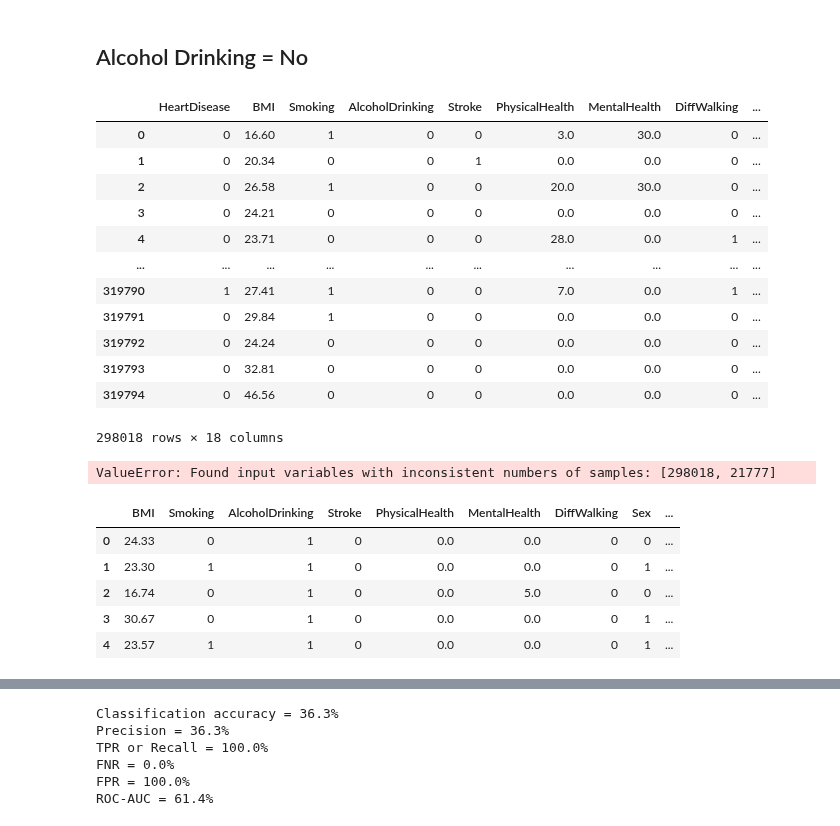
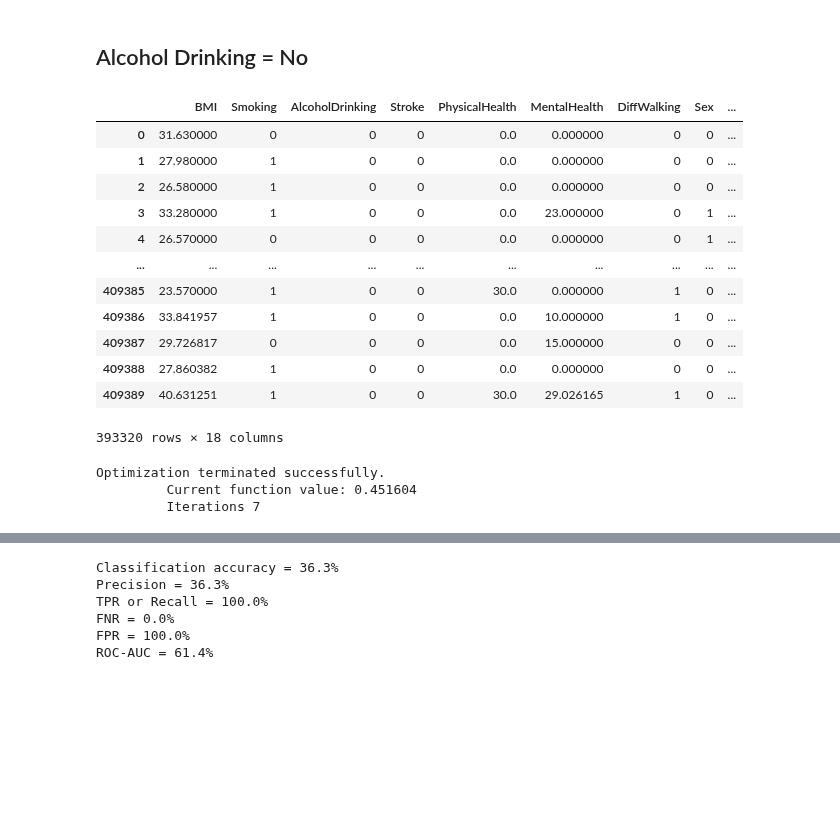
Before and after one commit to JerayuT/Group-5-WQ23-Data-Science, a Jupyter notebook: heart disease.ipynb, the cells around one changed output, grey strips where cells are left out. Cells and saved outputs as stored; diff of their text form; code cells hidden in the pictures; blank space fills up the shorter version.

```diff
--- a/heart disease.ipynb
+++ b/heart disease.ipynb
@@ -555,31 +607,25 @@ pred1
 # %% [markdown]
 ## Alcohol Drinking = No
 # %%
-alcohol_no = data[data.AlcoholDrinking == 0]
+alcohol_no = train_smote[train_smote.AlcoholDrinking == 0]
 alcohol_no
 # %% [output]
-|  | HeartDisease | BMI | Smoking | AlcoholDrinking | Stroke | PhysicalHealth | MentalHealth | DiffWalking | ... |
-| 0 | 0 | 16.60 | 1 | 0 | 0 | 3.0 | 30.0 | 0 | ... |
-| 1 | 0 | 20.34 | 0 | 0 | 1 | 0.0 | 0.0 | 0 | ... |
-| 2 | 0 | 26.58 | 1 | 0 | 0 | 20.0 | 30.0 | 0 | ... |
-| 3 | 0 | 24.21 | 0 | 0 | 0 | 0.0 | 0.0 | 0 | ... |
-| 4 | 0 | 23.71 | 0 | 0 | 0 | 28.0 | 0.0 | 1 | ... |
+|  | BMI | Smoking | AlcoholDrinking | Stroke | PhysicalHealth | MentalHealth | DiffWalking | Sex | ... |
+| 0 | 31.630000 | 0 | 0 | 0 | 0.0 | 0.000000 | 0 | 0 | ... |
+| 1 | 27.980000 | 1 | 0 | 0 | 0.0 | 0.000000 | 0 | 0 | ... |
+| 2 | 26.580000 | 1 | 0 | 0 | 0.0 | 0.000000 | 0 | 0 | ... |
+| 3 | 33.280000 | 1 | 0 | 0 | 0.0 | 23.000000 | 0 | 1 | ... |
+| 4 | 26.570000 | 0 | 0 | 0 | 0.0 | 0.000000 | 0 | 1 | ... |
 | ... | ... | ... | ... | ... | ... | ... | ... | ... | ... |
-| 319790 | 1 | 27.41 | 1 | 0 | 0 | 7.0 | 0.0 | 1 | ... |
-| 319791 | 0 | 29.84 | 1 | 0 | 0 | 0.0 | 0.0 | 0 | ... |
-| 319792 | 0 | 24.24 | 0 | 0 | 0 | 0.0 | 0.0 | 0 | ... |
-| 319793 | 0 | 32.81 | 0 | 0 | 0 | 0.0 | 0.0 | 0 | ... |
-| 319794 | 0 | 46.56 | 0 | 0 | 0 | 0.0 | 0.0 | 0 | ... |
+| 409385 | 23.570000 | 1 | 0 | 0 | 30.0 | 0.000000 | 1 | 0 | ... |
+| 409386 | 33.841957 | 1 | 0 | 0 | 0.0 | 10.000000 | 1 | 0 | ... |
+| 409387 | 29.726817 | 0 | 0 | 0 | 0.0 | 15.000000 | 0 | 0 | ... |
+| 409388 | 27.860382 | 1 | 0 | 0 | 0.0 | 0.000000 | 0 | 0 | ... |
+| 409389 | 40.631251 | 1 | 0 | 0 | 30.0 | 29.026165 | 1 | 0 | ... |
-298018 rows × 18 columns
+393320 rows × 18 columns
 # %%
-X_alc_no = alcohol_no[['BMI', 'Smoking', 'AlcoholDrinking', "Stroke", 'PhysicalHealth', "MentalHealth", "DiffWalking", "Sex", "AgeCategory", "Race", "Diabetic", "PhysicalActivity", "GenHealth", "SleepTime", "Asthma", "KidneyDisease", "SkinCancer"]]
-y_alc_no = alcohol_no.HeartDisease
+model_alc_no = sm.logit(formula = 'HeartDisease~BMI+Smoking+Stroke+PhysicalHealth+MentalHealth+DiffWalking+Sex+AgeCategory+Race+Diabetic+PhysicalActivity+GenHealth+SleepTime+Asthma+KidneyDisease+SkinCancer', data = alcohol_no).fit()
+# %% [output]
+Optimization terminated successfully.
+         Current function value: 0.451604
+         Iterations 7
-# %%
-from sklearn.model_selection import train_test_split
-X_alc_no_train, X_alc_no_test, y_alc_no_train, y_alc_no_test = train_test_split(X_alc_no, y_alc_no,
-                                                    test_size=0.3,
-                                                    random_state=0,
-                                                    shuffle=True,
-                                                    stratify=y)
-# %% [output]
-ValueError: Found input variables with inconsistent numbers of samples: [298018, 21777]
@@ -592,10 +631,0 @@ X_alc_no_train_smote, y_alc_no_train_smote = oversampled.fit_resample(X_alc_no_t
-# %%
-train_alc_no_smote = pd.concat([X_alc_no_train_smote, y_alc_no_train_smote], axis=1)
-train_alc_no_smote.head()
-# %% [output]
-|  | BMI | Smoking | AlcoholDrinking | Stroke | PhysicalHealth | MentalHealth | DiffWalking | Sex | ... |
-| 0 | 24.33 | 0 | 1 | 0 | 0.0 | 0.0 | 0 | 0 | ... |
-| 1 | 23.30 | 1 | 1 | 0 | 0.0 | 0.0 | 0 | 1 | ... |
-| 2 | 16.74 | 0 | 1 | 0 | 0.0 | 5.0 | 0 | 0 | ... |
-| 3 | 30.67 | 0 | 1 | 0 | 0.0 | 0.0 | 0 | 1 | ... |
-| 4 | 23.57 | 1 | 1 | 0 | 0.0 | 0.0 | 0 | 1 | ... |
```
Also changed, not shown: parts of 28 cells of this notebook.
